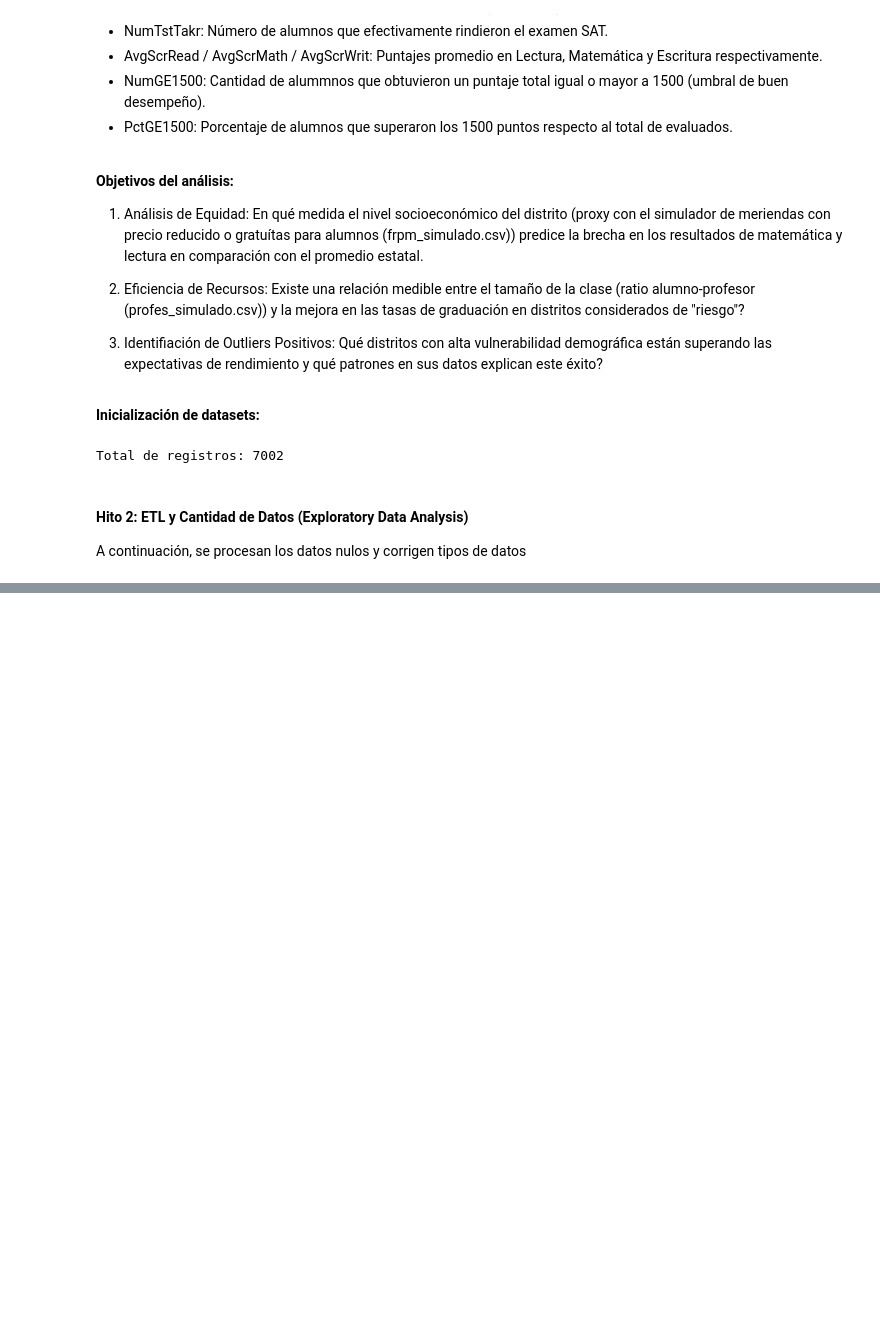
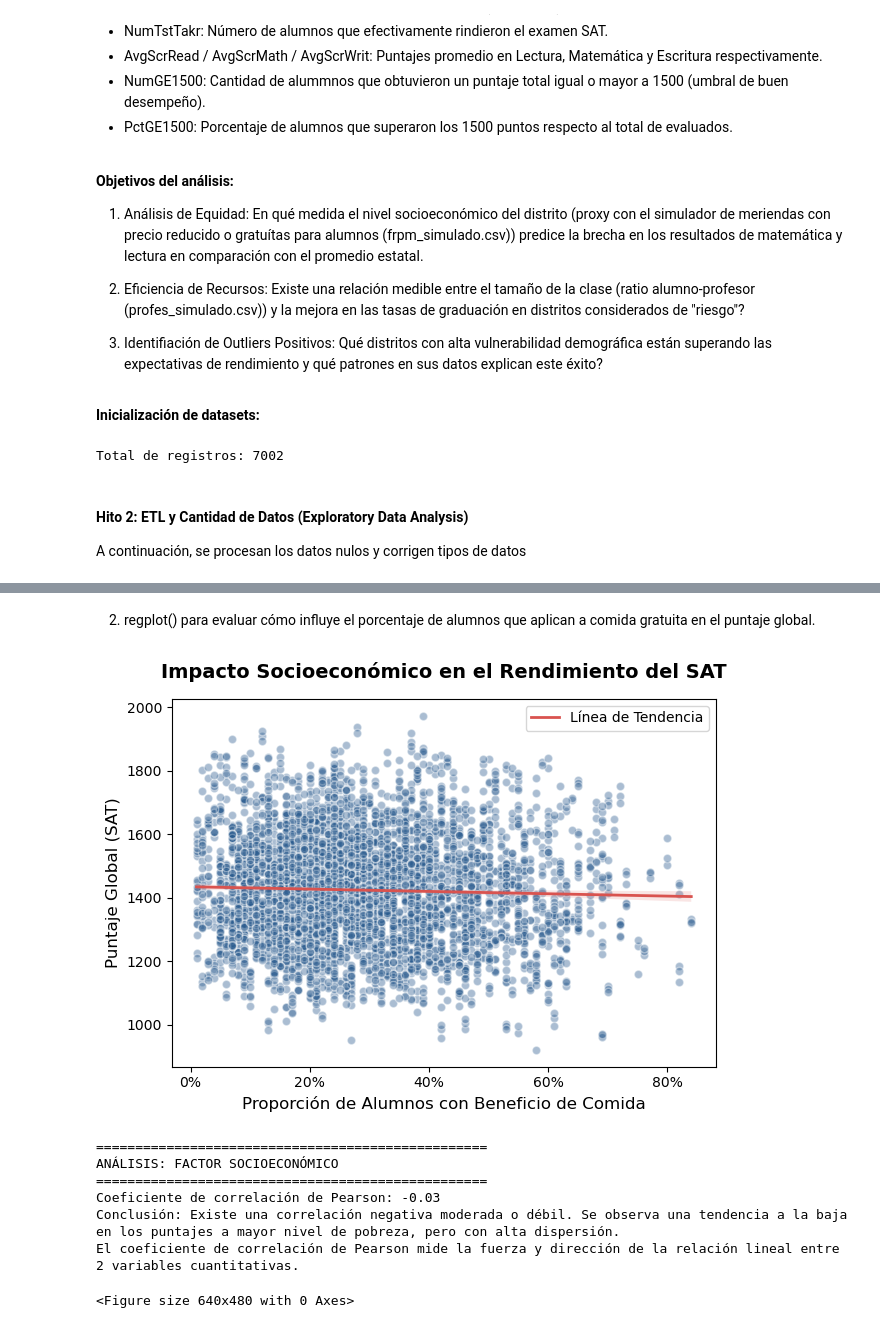
Before and after one commit to lucaGomezB/TPI-Analisis_de_Datos, a Jupyter notebook: TPI_Luca_Gomez_COM1.ipynb, the cells around one changed output, grey strips where cells are left out. Drawn from its saved outputs; the diff is of its cells as text; code cells hidden in the pictures; blank space fills up the shorter version.

```diff
--- a/TPI_Luca_Gomez_COM1.ipynb
+++ b/TPI_Luca_Gomez_COM1.ipynb
@@ -205,0 +276,59 @@ Dataset MASTER guardado con 5137 registros y 21 columnas.
+# %% [markdown]
+2. regplot() para evaluar cómo influye el porcentaje de alumnos que aplican a comida gratuita en el puntaje global.
+# %%
+import matplotlib.ticker as mtick # Importamos el formateador de ejes
+
+# Visualización: Scatter plot con Regresión Lineal y Eje Porcentual
+plt.figure()
+sns.regplot(
+    data=df_master,
+    x='Percent_Eligible_Free',
+    y='Puntaje_Global',
+    scatter_kws={'alpha': 0.4, 'color': '#2b5c8f', 'edgecolor': 'w'},
+    line_kws={'color': '#d9534f', 'linewidth': 2, 'label': 'Línea de Tendencia'}
+)
+
+# Configuración de Títulos y Etiquetas
+plt.title('Impacto Socioeconómico en el Rendimiento del SAT', fontsize=14, fontweight='bold', pad=15)
+plt.xlabel('Proporción de Alumnos con Beneficio de Comida', fontsize=12)
+plt.ylabel('Puntaje Global (SAT)', fontsize=12)
+
+plt.gca().xaxis.set_major_formatter(mtick.PercentFormatter(xmax=1.0)) # Extracción el eje actual (gca = get current axis) y le aplicamos el formato.
+# Se usa xmax=1.0 porque tus datos están en proporción decimal (0 a 1).
+plt.legend()
+plt.tight_layout()
+plt.show()
+try:
+    #'r' antes de las comillas para guardar el gráfico sin complicaciones.
+    ruta_guardado = r'C:\Program Files\GrafanaLabs\grafana\public\img\graficos\regplot_vulnerabilidad_puntaje.svg'
+    plt.savefig(ruta_guardado, format='svg')
+except Exception :
+    #'r' antes de las comillas para guardar el gráfico sin complicaciones.
+    ruta_guardado = r'C:\notas\2026\Analisis de Datos\TPI - Intro al Analisis de Datos\repo\TPI-Analisis_de_Datos\graficos\histplot_rendimiento_participacion.svg'
+    plt.savefig(ruta_guardado, format='svg')
+
+
+# Análisis Dinámico Automático
+correlacion_se = df_master['Percent_Eligible_Free'].corr(df_master['Puntaje_Global'])
+print("\n" + "="*50)
+print("ANÁLISIS: FACTOR SOCIOECONÓMICO")
+print("="*50)
+print(f"Coeficiente de correlación de Pearson: {correlacion_se:.2f}")
+
+if correlacion_se < -0.5:
+    print("Conclusión: Existe una correlación negativa fuerte. A medida que aumenta el porcentaje de alumnos en situación de pobreza, el puntaje global tiende a disminuir significativamente.")
+elif correlacion_se < 0:
+    print("Conclusión: Existe una correlación negativa moderada o débil. Se observa una tendencia a la baja en los puntajes a mayor nivel de pobreza, pero con alta dispersión.")
+else:
+    print("Conclusión: No se observa una penalización socioeconómica directa en esta métrica lineal.")
+
+print("El coeficiente de correlación de Pearson mide la fuerza y dirección de la relación lineal entre 2 variables cuantitativas.")
+# %% [output]
+[figure, added]
+==================================================
+ANÁLISIS: FACTOR SOCIOECONÓMICO
+==================================================
+Coeficiente de correlación de Pearson: -0.03
+Conclusión: Existe una correlación negativa moderada o débil. Se observa una tendencia a la baja en los puntajes a mayor nivel de pobreza, pero con alta dispersión.
+El coeficiente de correlación de Pearson mide la fuerza y dirección de la relación lineal entre 2 variables cuantitativas.
+<Figure size 640x480 with 0 Axes>
```
Also changed, not shown: parts of 10 cells of this notebook, 7 other files.
